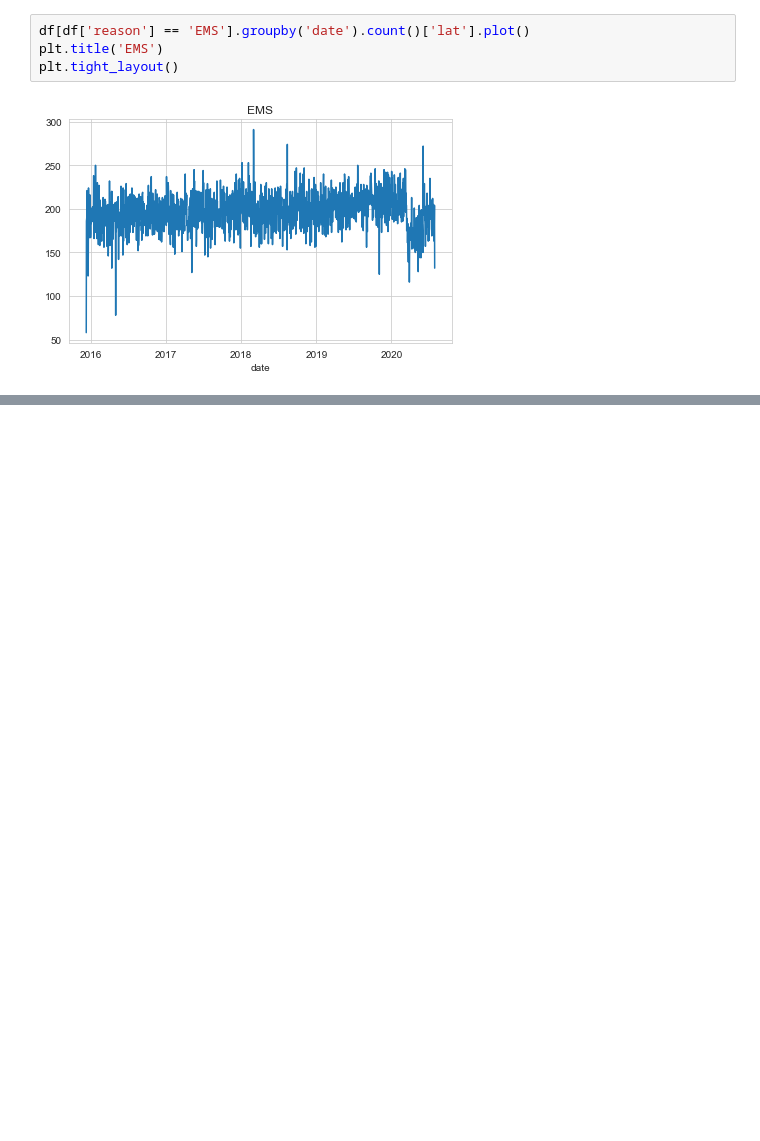
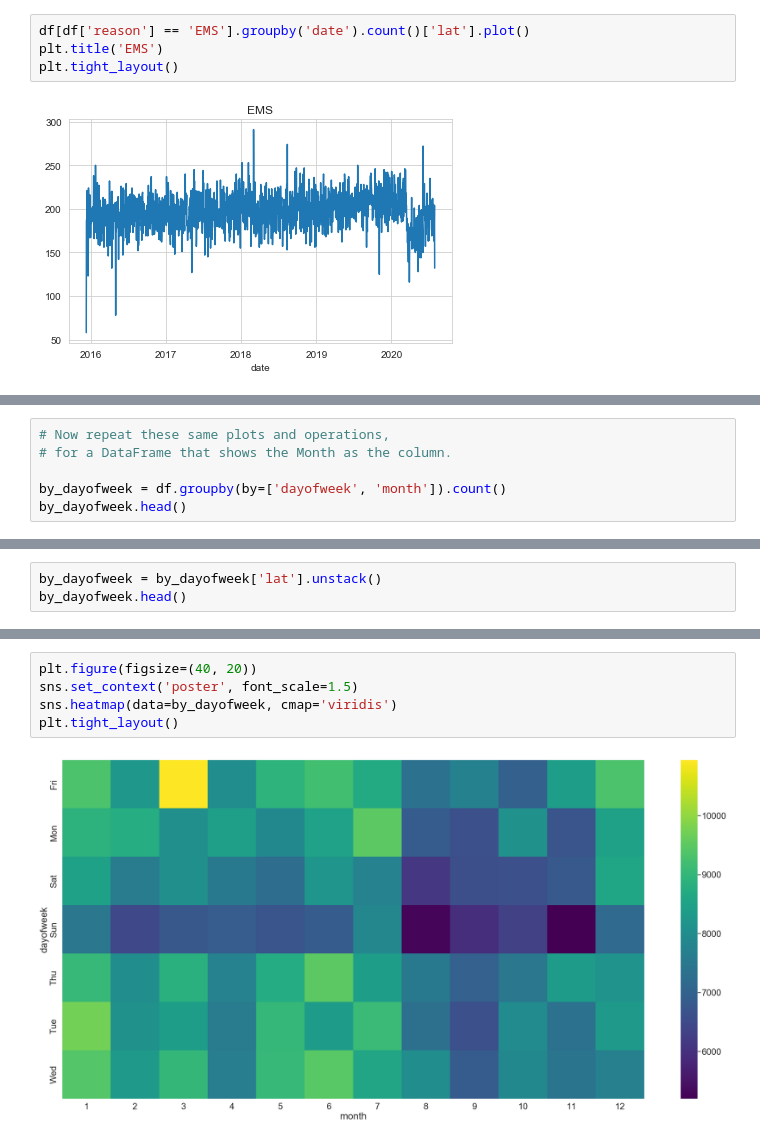
Before and after one commit to NavdeepTU/Data-Analysis-and-Visualization, a Jupyter notebook: 06. Capstone Projects/01. 911 Calls.ipynb, the cells around one changed output, grey strips where cells are left out. Saved outputs shown, nothing was run; the diff lists cells and outputs as text; blank space fills up the shorter version.

```diff
--- a/06. Capstone Projects/01. 911 Calls.ipynb
+++ b/06. Capstone Projects/01. 911 Calls.ipynb
@@ -320,0 +365,6 @@ plt.tight_layout()
+# %%
+# Now repeat these same plots and operations,
+# for a DataFrame that shows the Month as the column.
+
+by_dayofweek = df.groupby(by=['dayofweek', 'month']).count()
+by_dayofweek.head()
@@ -320,0 +379,3 @@ plt.tight_layout()
+# %%
+by_dayofweek = by_dayofweek['lat'].unstack()
+by_dayofweek.head()
@@ -320,0 +390,7 @@ plt.tight_layout()
+# %%
+plt.figure(figsize=(40, 20))
+sns.set_context('poster', font_scale=1.5)
+sns.heatmap(data=by_dayofweek, cmap='viridis')
+plt.tight_layout()
+# %% [output]
+[figure, added]
```
Also changed, not shown: parts of 8 cells of this notebook, 1 other file.
